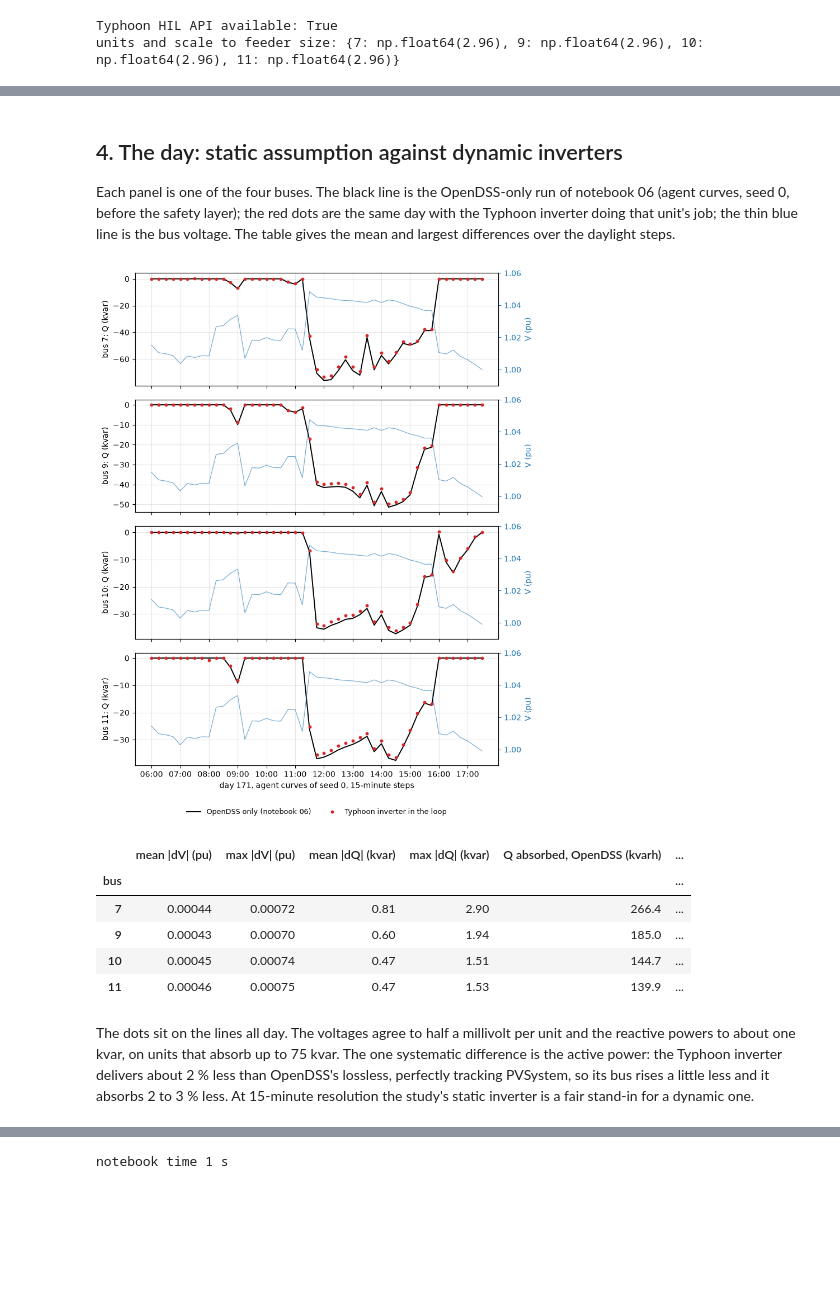
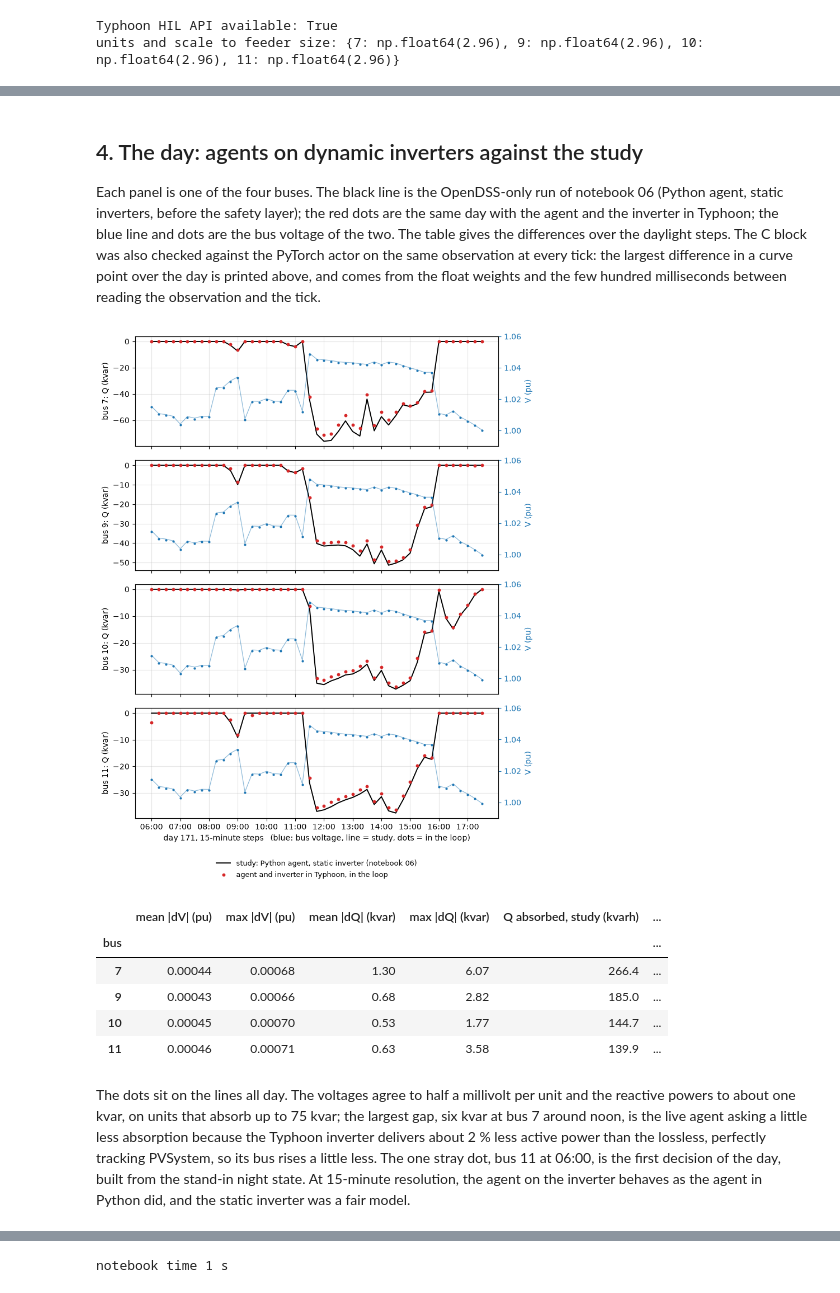
Before and after one commit to panas-bhattarai/local-rl-voltvar-study, a Jupyter notebook: notebooks/08_hil.ipynb, the cells around one changed output, grey strips where cells are left out. Cells and saved outputs as stored; diff of their text form; code cells hidden in the pictures; blank space fills up the shorter version.

```diff
--- a/notebooks/08_hil.ipynb
+++ b/notebooks/08_hil.ipynb
@@ -276,48 +379,53 @@ print(f"{len(day)} daylight steps, {day.time.iloc[0]} to {day.time.iloc[-1]}; tr
 # %% [markdown]
-## 4. The day: static assumption against dynamic inverters
+## 4. The day: agents on dynamic inverters against the study
 
 Each panel is one of the four buses. The black line is the OpenDSS-only run of notebook 06
-(agent curves, seed 0, before the safety layer); the red dots are the same day with the
-Typhoon inverter doing that unit's job; the thin blue line is the bus voltage. The table
-gives the mean and largest differences over the daylight steps.
+(Python agent, static inverters, before the safety layer); the red dots are the same day with
+the agent and the inverter in Typhoon; the blue line and dots are the bus voltage of the two.
+The table gives the differences over the daylight steps. The C block was also checked against
+the PyTorch actor on the same observation at every tick: the largest difference in a curve
+point over the day is printed above, and comes from the float weights and the few hundred
+milliseconds between reading the observation and the tick.
 # %%
 x = np.arange(len(day)); tt = day.time.values
 fig, axes = plt.subplots(4, 1, figsize=(8, 10), sharex=True)
 for a, b in zip(axes, UNITS):
-    a.plot(x, day[f"Q_dss_kvar_{b}"], color="black", lw=1.4, label="OpenDSS only (notebook 06)")
-    a.plot(x, day[f"Q_cosim_kvar_{b}"], "o", color="tab:red", ms=3.2, label="Typhoon inverter in the loop")
+    a.plot(x, day[f"Q_study_{b}"], color="black", lw=1.4, label="study: Python agent, static inverter (notebook 06)")
+    a.plot(x, day[f"Q_loop_{b}"], "o", color="tab:red", ms=3.2, label="agent and inverter in Typhoon, in the loop")
     a.set_ylabel(f"bus {b}: Q (kvar)"); a.grid(alpha=0.3)
-    a2 = a.twinx(); a2.plot(x, day[f"V_cosim_{b}"], color="tab:blue", lw=0.9, alpha=0.6); a2.set_ylim(0.99, 1.06)
+    a2 = a.twinx(); a2.plot(x, day[f"V_study_{b}"], color="tab:blue", lw=0.9, alpha=0.5)
+    a2.plot(x, day[f"V_loop_{b}"], ".", color="tab:blue", ms=4); a2.set_ylim(0.99, 1.06)
     a2.set_ylabel("V (pu)", color="tab:blue"); a2.tick_params(axis="y", colors="tab:blue")
-axes[-1].set_xticks(x[::4]); axes[-1].set_xticklabels(tt[::4]); axes[-1].set_xlabel(f"day {DAY}, agent curves of seed {SEED}, 15-minute steps")
-axes[-1].legend(loc="upper center", bbox_to_anchor=(0.5, -0.32), ncol=2, frameon=False)
+axes[-1].set_xticks(x[::4]); axes[-1].set_xticklabels(tt[::4])
+axes[-1].set_xlabel(f"day {DAY}, 15-minute steps   (blue: bus voltage, line = study, dots = in the loop)")
+axes[-1].legend(loc="upper center", bbox_to_anchor=(0.5, -0.32), ncol=1, frameon=False)
 fig.tight_layout(); fig.savefig(os.path.join("../figures", "08_01_day.png"), dpi=150, bbox_inches="tight"); plt.show()
 
 rows = []
 for b in UNITS:
-    dv = (day[f"V_dss_{b}"] - day[f"V_cosim_{b}"]).abs(); dq = (day[f"Q_dss_kvar_{b}"] - day[f"Q_cosim_kvar_{b}"]).abs()
-    dp = day[f"P_dss_kW_{b}"] - day[f"P_cosim_kW_{b}"]
+    dv = (day[f"V_study_{b}"] - day[f"V_loop_{b}"]).abs(); dq = (day[f"Q_study_{b}"] - day[f"Q_loop_{b}"]).abs()
     rows.append({"bus": b, "mean |dV| (pu)": round(dv.mean(), 5), "max |dV| (pu)": round(dv.max(), 5),
                  "mean |dQ| (kvar)": round(dq.mean(), 2), "max |dQ| (kvar)": round(dq.max(), 2),
-                 "Q absorbed, OpenDSS (kvarh)": round(-day[f"Q_dss_kvar_{b}"].clip(upper=0).sum() * 0.25, 1),
-                 "Q absorbed, Typhoon (kvarh)": round(-day[f"Q_cosim_kvar_{b}"].clip(upper=0).sum() * 0.25, 1),
-                 "mean P gap (kW)": round(dp.mean(), 1)})
-diff = pd.DataFrame(rows).set_index("bus"); diff
+                 "Q absorbed, study (kvarh)": round(-day[f"Q_study_{b}"].clip(upper=0).sum() * 0.25, 1),
+                 "Q absorbed, in the loop (kvarh)": round(-day[f"Q_loop_{b}"].clip(upper=0).sum() * 0.25, 1),
+                 "V3 chosen, min-max": f"{day[f'V3_{b}'].min():.3f}-{day[f'V3_{b}'].max():.3f}"})
+pd.DataFrame(rows).set_index("bus")
 # %% [output]
-[figure, old version]
+[figure, new version]
-|  | mean |dV| (pu) | max |dV| (pu) | mean |dQ| (kvar) | max |dQ| (kvar) | Q absorbed, OpenDSS (kvarh) | ... |
+|  | mean |dV| (pu) | max |dV| (pu) | mean |dQ| (kvar) | max |dQ| (kvar) | Q absorbed, study (kvarh) | ... |
 | bus |  |  |  |  |  | ... |
-| 7 | 0.00044 | 0.00072 | 0.81 | 2.90 | 266.4 | ... |
-| 9 | 0.00043 | 0.00070 | 0.60 | 1.94 | 185.0 | ... |
-| 10 | 0.00045 | 0.00074 | 0.47 | 1.51 | 144.7 | ... |
-| 11 | 0.00046 | 0.00075 | 0.47 | 1.53 | 139.9 | ... |
+| 7 | 0.00044 | 0.00068 | 1.30 | 6.07 | 266.4 | ... |
+| 9 | 0.00043 | 0.00066 | 0.68 | 2.82 | 185.0 | ... |
+| 10 | 0.00045 | 0.00070 | 0.53 | 1.77 | 144.7 | ... |
+| 11 | 0.00046 | 0.00071 | 0.63 | 3.58 | 139.9 | ... |
 # %% [markdown]
 The dots sit on the lines all day. The voltages agree to half a millivolt per unit and the
-reactive powers to about one kvar, on units that absorb up to 75 kvar. The one systematic
-difference is the active power: the Typhoon inverter delivers about 2 % less than OpenDSS's
-lossless, perfectly tracking PVSystem, so its bus rises a little less and it absorbs 2 to
-3 % less. At 15-minute resolution the study's static inverter is a fair stand-in for a
-dynamic one.
+reactive powers to about one kvar, on units that absorb up to 75 kvar; the largest gap, six
+kvar at bus 7 around noon, is the live agent asking a little less absorption because the
+Typhoon inverter delivers about 2 % less active power than the lossless, perfectly tracking
+PVSystem, so its bus rises a little less. The one stray dot, bus 11 at 06:00, is the first
+decision of the day, built from the stand-in night state. At 15-minute resolution, the agent
+on the inverter behaves as the agent in Python did, and the static inverter was a fair model.
 # %% [markdown]
 ## 5. The seconds the study never saw
 
```
Also changed, not shown: parts of 14 cells of this notebook, 5 other files.
